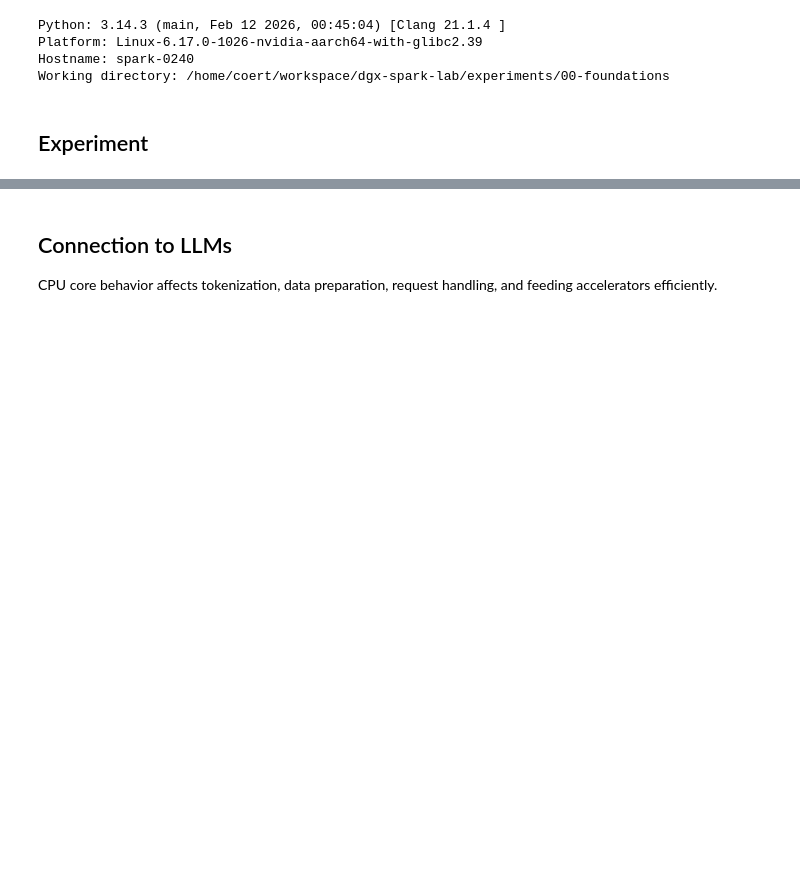
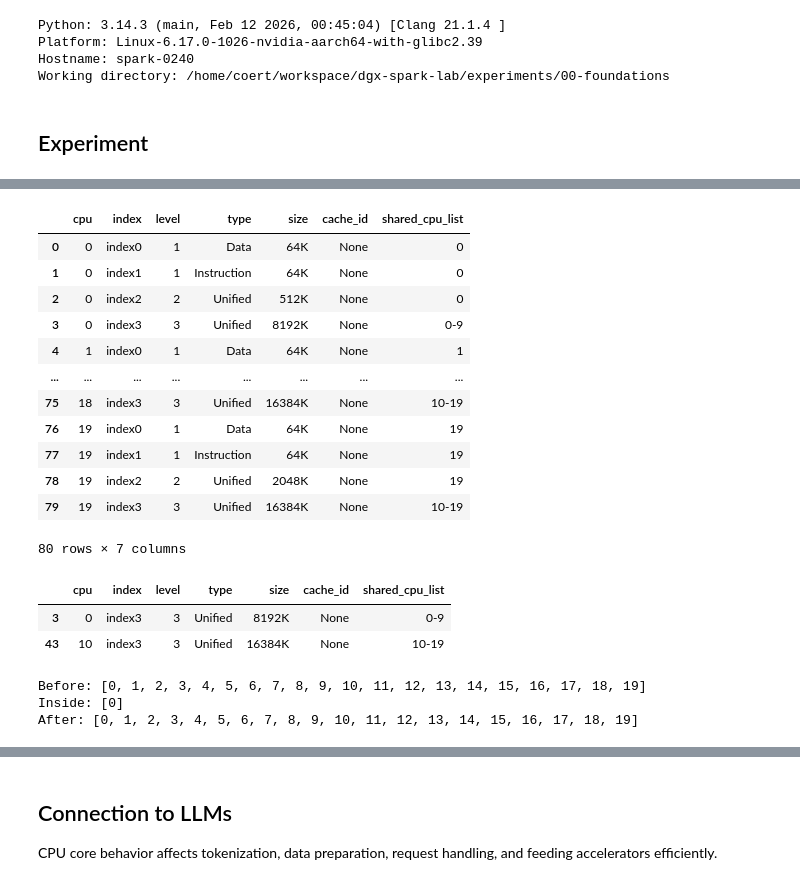
Before and after one commit to coert/dgx-spark-lab, a Jupyter notebook: experiments/00-foundations/01-cpu-architecture.ipynb, the cells around one changed output, grey strips where cells are left out. Cells and saved outputs as stored; diff of their text form; code cells hidden in the pictures; blank space fills up the shorter version.

```diff
--- a/experiments/00-foundations/01-cpu-architecture.ipynb
+++ b/experiments/00-foundations/01-cpu-architecture.ipynb
@@ -73,0 +156,64 @@ Features        : fp asimd evtstrm aes pmull sha1 sha2 crc32 atomics fphp asimdh
+# %%
+from pathlib import Path
+
+import pandas as pd
+
+
+def read_optional(path: Path) -> str | None:
+    try:
+        return path.read_text().strip()
+    except (FileNotFoundError, PermissionError, OSError):
+        return None
+
+
+cache_rows = []
+
+for cpu_id in topology["cpu"]:
+    cache_root = Path(f"/sys/devices/system/cpu/cpu{cpu_id}/cache")
+
+    for index_path in sorted(cache_root.glob("index*")):
+        cache_rows.append(
+            {
+                "cpu": cpu_id,
+                "index": index_path.name,
+                "level": read_optional(index_path / "level"),
+                "type": read_optional(index_path / "type"),
+                "size": read_optional(index_path / "size"),
+                "cache_id": read_optional(index_path / "id"),
+                "shared_cpu_list": read_optional(index_path / "shared_cpu_list"),
+            }
+        )
+
+cache_topology = pd.DataFrame(cache_rows)
+
+cache_topology
+# %% [output]
+|  | cpu | index | level | type | size | cache_id | shared_cpu_list |
+| 0 | 0 | index0 | 1 | Data | 64K | None | 0 |
+| 1 | 0 | index1 | 1 | Instruction | 64K | None | 0 |
+| 2 | 0 | index2 | 2 | Unified | 512K | None | 0 |
+| 3 | 0 | index3 | 3 | Unified | 8192K | None | 0-9 |
+| 4 | 1 | index0 | 1 | Data | 64K | None | 1 |
+| ... | ... | ... | ... | ... | ... | ... | ... |
+| 75 | 18 | index3 | 3 | Unified | 16384K | None | 10-19 |
+| 76 | 19 | index0 | 1 | Data | 64K | None | 19 |
+| 77 | 19 | index1 | 1 | Instruction | 64K | None | 19 |
+| 78 | 19 | index2 | 2 | Unified | 2048K | None | 19 |
+| 79 | 19 | index3 | 3 | Unified | 16384K | None | 10-19 |
+80 rows × 7 columns
+# %%
+cache_topology.query("level == '3'")[
+    [
+        "cpu",
+        "index",
+        "level",
+        "type",
+        "size",
+        "cache_id",
+        "shared_cpu_list",
+    ]
+].drop_duplicates(subset=["cache_id", "shared_cpu_list"])
+# %% [output]
+|  | cpu | index | level | type | size | cache_id | shared_cpu_list |
+| 3 | 0 | index3 | 3 | Unified | 8192K | None | 0-9 |
+| 43 | 10 | index3 | 3 | Unified | 16384K | None | 10-19 |
@@ -73,0 +267,16 @@ Features        : fp asimd evtstrm aes pmull sha1 sha2 crc32 atomics fphp asimdh
+# %%
+original_affinity = os.sched_getaffinity(0)
+test_cpu = min(original_affinity)
+
+print("Before:", sorted(os.sched_getaffinity(0)))
+
+with pinned_to_cpu(test_cpu):
+    print("Inside:", sorted(os.sched_getaffinity(0)))
+    assert os.sched_getaffinity(0) == {test_cpu}
+
+print("After:", sorted(os.sched_getaffinity(0)))
+assert os.sched_getaffinity(0) == original_affinity
+# %% [output]
+Before: [0, 1, 2, 3, 4, 5, 6, 7, 8, 9, 10, 11, 12, 13, 14, 15, 16, 17, 18, 19]
+Inside: [0]
+After: [0, 1, 2, 3, 4, 5, 6, 7, 8, 9, 10, 11, 12, 13, 14, 15, 16, 17, 18, 19]
```
Also changed, not shown: parts of 12 cells of this notebook.
